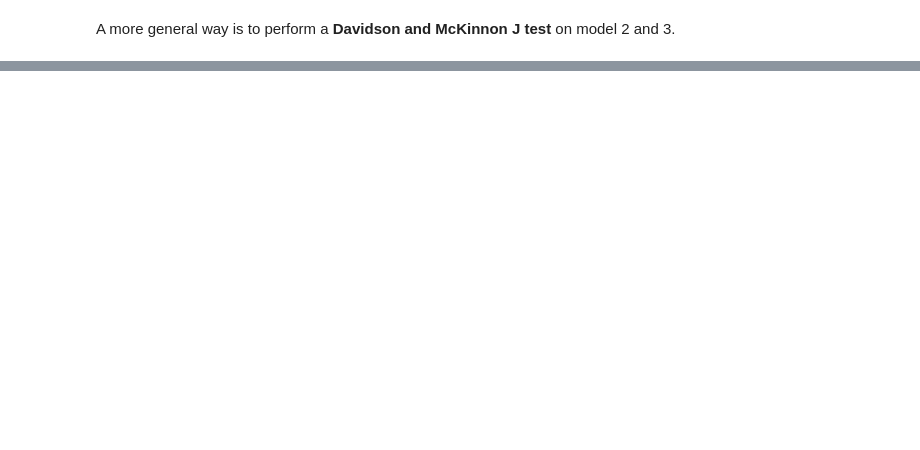
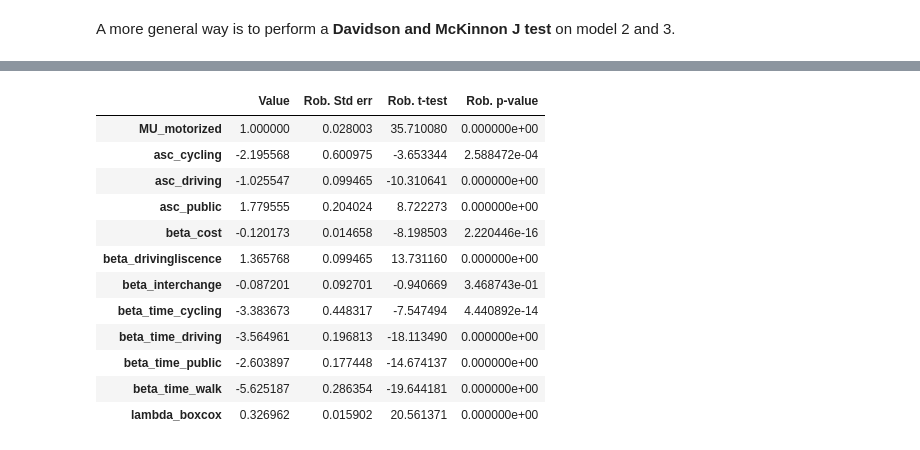
Before and after one commit to Germouche/mmb-project, a Jupyter notebook: Model0123.ipynb, the cells around one changed output, grey strips where cells are left out. Saved outputs shown, nothing was run; the diff lists cells and outputs as text; code cells hidden in the pictures; blank space fills up the shorter version.

```diff
--- a/Model0123.ipynb
+++ b/Model0123.ipynb
@@ -380,0 +382,2 @@ A more general way is to perform a **Davidson and McKinnon J test**  on model 2
+# %%
+MU_motorized = Beta('MU_motorized', 1, 0, None, 0)
@@ -380,0 +404,26 @@ A more general way is to perform a **Davidson and McKinnon J test**  on model 2
+# %%
+# model 4N specification
+V_walk = asc_walk + beta_time_walk * boxcox_time_1
+V_cycling = asc_cycling + beta_time_cycling * boxcox_time_2
+V_public = asc_public + beta_time_public * boxcox_time_3+ beta_cost * cost_transit + beta_interchange * pt_interchanges + MU_motorized
+# V_public = asc_public + beta_time_public * dur_public + beta_cost * cost_transit
+V_driving = asc_driving + beta_time_driving * boxcox_time_4 + beta_cost * cost_driving + beta_drivingliscence * driving_license + MU_motorized
+
+travel_mode = Variable('travel_mode')
+PT_AV = Variable('PT_AV')
+DRIVING_AV = Variable('DRIVING_AV')
+WALK_AV = Variable('WALK_AV')
+CYCL_AV = Variable('CYCLING_AV')
+V = {1: V_walk, 2: V_cycling, 3: V_public, 4: V_driving}
+av = {1: 1, 2: 1, 3: 1, 4: driving_license}
+
+motorized = MU_motorized, [3, 4]
+non_motorized = 1.0, [1, 2]
+nests = motorized, non_motorized
+logprob = models.lognested(V, av, nests, travel_mode)
+
+biogeme = bio.BIOGEME(database, logprob)
+biogeme.modelName = 'model_4N'
+model_4N_results = biogeme.estimate(recycle=True)
+
+#logprob = models.loglogit(V, None, travel_mode)
@@ -380,0 +449,16 @@ A more general way is to perform a **Davidson and McKinnon J test**  on model 2
+# %%
+model_4N_results.getEstimatedParameters()
+# %% [output]
+|  | Value | Rob. Std err | Rob. t-test | Rob. p-value |
+| MU_motorized | 1.000000 | 0.028003 | 35.710080 | 0.000000e+00 |
+| asc_cycling | -2.195568 | 0.600975 | -3.653344 | 2.588472e-04 |
+| asc_driving | -1.025547 | 0.099465 | -10.310641 | 0.000000e+00 |
+| asc_public | 1.779555 | 0.204024 | 8.722273 | 0.000000e+00 |
+| beta_cost | -0.120173 | 0.014658 | -8.198503 | 2.220446e-16 |
+| beta_drivingliscence | 1.365768 | 0.099465 | 13.731160 | 0.000000e+00 |
+| beta_interchange | -0.087201 | 0.092701 | -0.940669 | 3.468743e-01 |
+| beta_time_cycling | -3.383673 | 0.448317 | -7.547494 | 4.440892e-14 |
+| beta_time_driving | -3.564961 | 0.196813 | -18.113490 | 0.000000e+00 |
+| beta_time_public | -2.603897 | 0.177448 | -14.674137 | 0.000000e+00 |
+| beta_time_walk | -5.625187 | 0.286354 | -19.644181 | 0.000000e+00 |
+| lambda_boxcox | 0.326962 | 0.015902 | 20.561371 | 0.000000e+00 |
```
Also changed, not shown: parts of 23 cells of this notebook.
